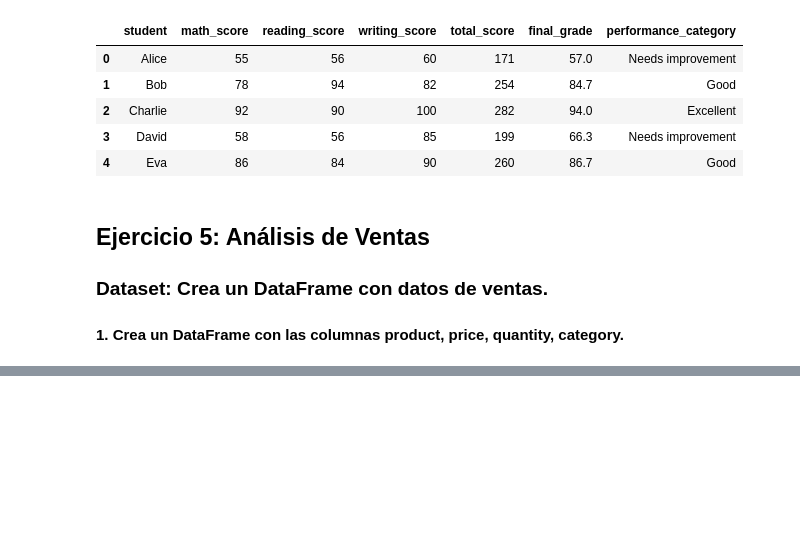
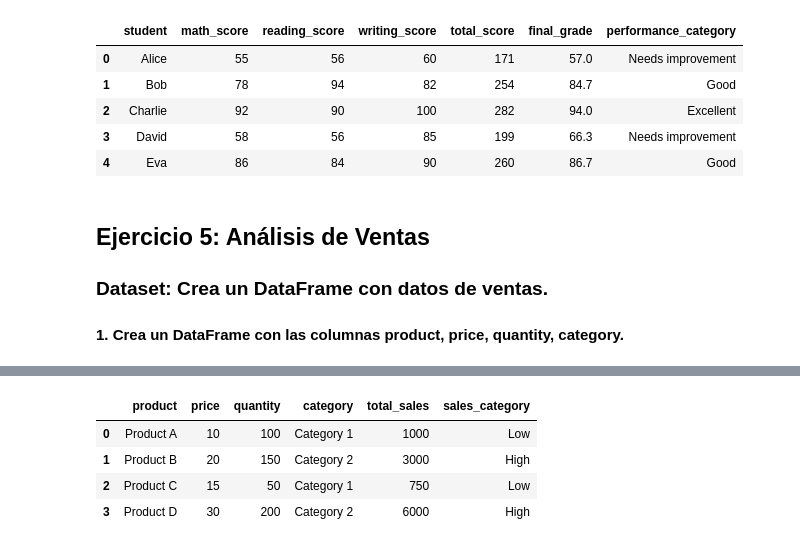
Before and after one commit to DiegoLerma/Pandas-Practice-Exercises, a Jupyter notebook: pandas_exercices.ipynb, the cells around one changed output, grey strips where cells are left out. Drawn from its saved outputs; the diff is of its cells as text; code cells hidden in the pictures; blank space fills up the shorter version.

```diff
--- a/pandas_exercices.ipynb
+++ b/pandas_exercices.ipynb
@@ -294,0 +304,3 @@ df = pd.DataFrame(data)
+# %%
+df['total_sales'] = df['price'] * df['quantity']
+df
@@ -294,0 +320,22 @@ df = pd.DataFrame(data)
+# %%
+high_threshold = 3000
+medium_threshold = 1500
+
+def evaluate_sales(df):
+    sales = df['total_sales']
+    if sales >= high_threshold:
+        return "High"
+    elif sales >= medium_threshold:
+        return "Medium"
+    else:
+        return "Low"
+
+df['sales_category'] = df.apply(evaluate_sales, axis=1)
+# %%
+df
+# %% [output]
+|  | product | price | quantity | category | total_sales | sales_category |
+| 0 | Product A | 10 | 100 | Category 1 | 1000 | Low |
+| 1 | Product B | 20 | 150 | Category 2 | 3000 | High |
+| 2 | Product C | 15 | 50 | Category 1 | 750 | Low |
+| 3 | Product D | 30 | 200 | Category 2 | 6000 | High |
```
Also changed, not shown: parts of 5 cells of this notebook.
